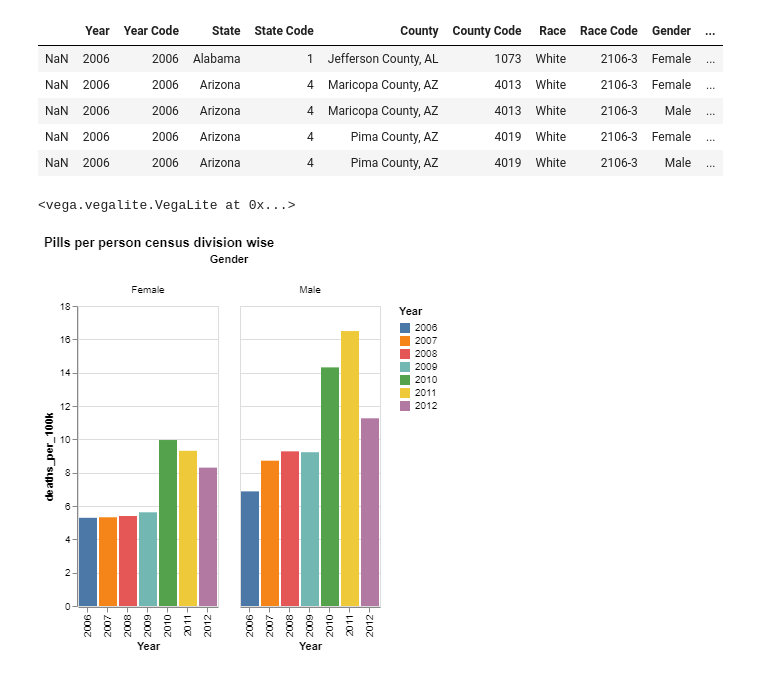
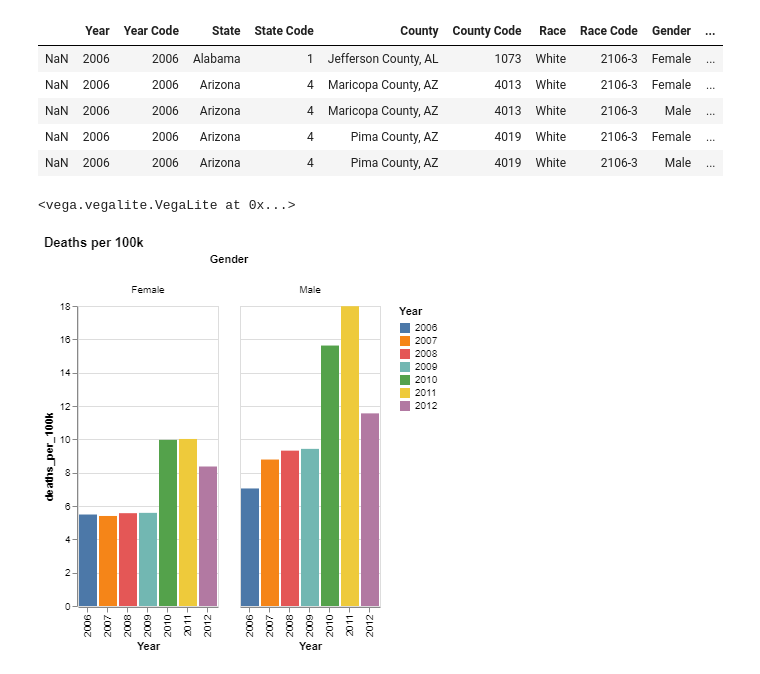
Before and after one commit to sdasara95/Opioid-Crisis, a Jupyter notebook: lineplot.ipynb, the cells around one changed output. Drawn from its saved outputs; the diff is of its cells as text; code cells hidden in the pictures.

```diff
--- a/lineplot.ipynb
+++ b/lineplot.ipynb
@@ -140,7 +172,7 @@ alt.Chart(data1).mark_boxplot().encode(
 # %% [markdown]
 # Deaths
 # %%
-dforg = pd.read_csv('final_death.tsv',sep='\t')
+dforg = pd.read_csv('dd.tsv',sep='\t')
 # %%
 dforg['deaths_per_100k']= 100000*dforg['Deaths']/dforg['Population']
 dforg.dtypes
@@ -174,18 +206,18 @@ dforg.head()
 # %%
 data3 = dforg.groupby(['Year','Gender']).mean()
 data3 = data3.reset_index()
 data3['Year'] = data3['Year'].astype(str)
 
 alt.Chart(data3).mark_bar().encode(
     x='Year:O',
     y='deaths_per_100k:Q',
     color='Year:N',
     column='Gender:N'
 #     facet = 'Census Division'
 ).properties(
-    title='Pills per person census division wise',
+    title='Deaths per 100k',
 )
 # %% [output]
 <vega.vegalite.VegaLite at 0x...>
-[figure, old version]
+[figure, new version]
 # %%
```
Also changed, not shown: parts of 5 cells of this notebook, 5 other files.
